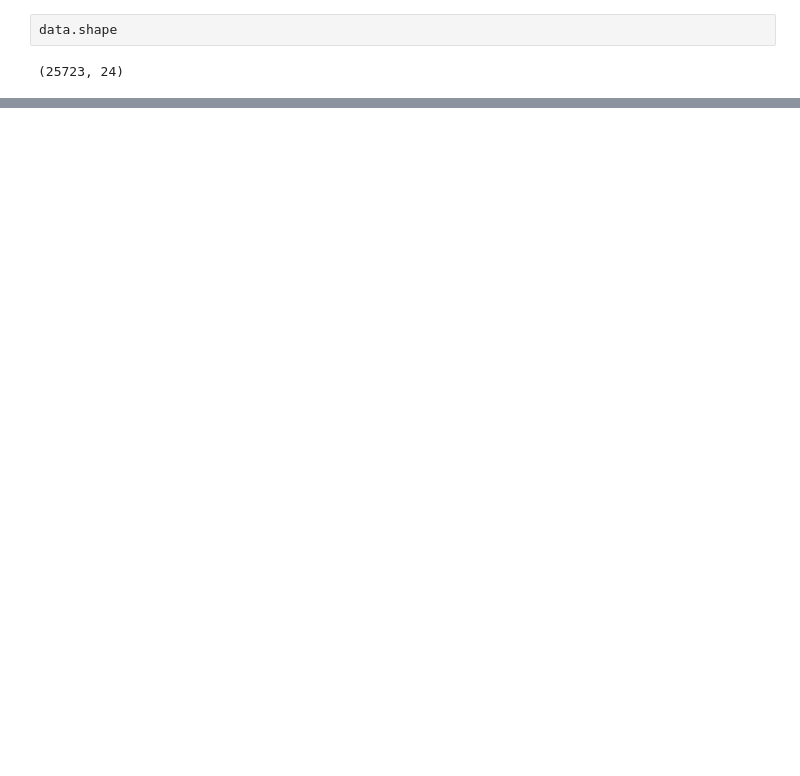
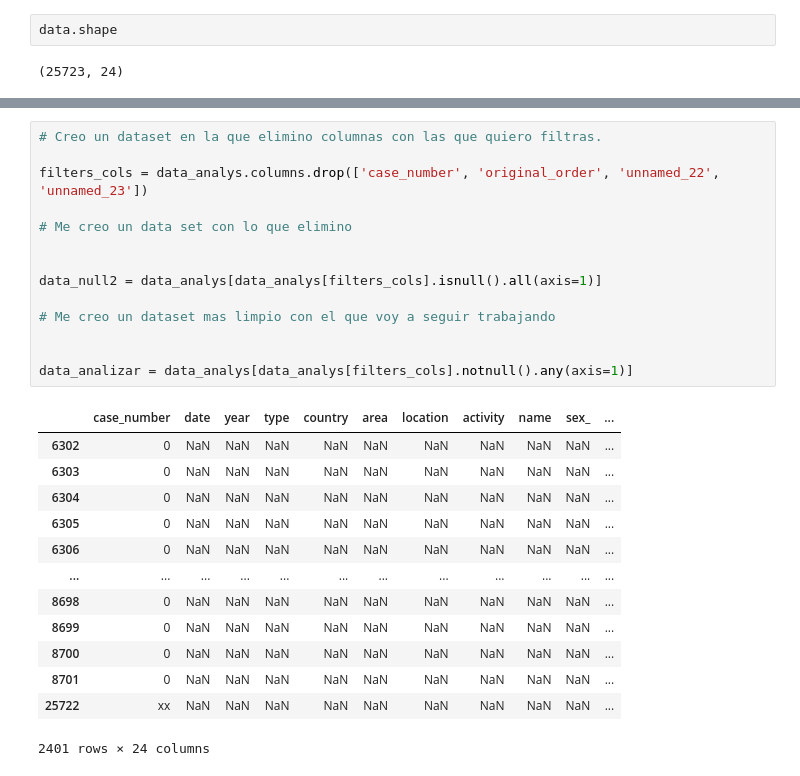
Before and after one commit to Arturo-Rodriguez-Moreno/2_proyecto_limpieza_sharks, a Jupyter notebook: notebook/proyecto_shark_limpieza.ipynb, the cells around one changed output, grey strips where cells are left out. Drawn from its saved outputs; the diff is of its cells as text; blank space fills up the shorter version.

```diff
--- a/notebook/proyecto_shark_limpieza.ipynb
+++ b/notebook/proyecto_shark_limpieza.ipynb
@@ -133,0 +171,28 @@ data_analys.head()
+# %%
+# Creo un dataset en la que elimino columnas con las que quiero filtras.
+
+filters_cols = data_analys.columns.drop(['case_number', 'original_order', 'unnamed_22', 'unnamed_23'])
+
+# Me creo un data set con lo que elimino
+
+
+data_null2 = data_analys[data_analys[filters_cols].isnull().all(axis=1)]
+
+# Me creo un dataset mas limpio con el que voy a seguir trabajando
+
+
+data_analizar = data_analys[data_analys[filters_cols].notnull().any(axis=1)]
+# %% [output]
+|  | case_number | date | year | type | country | area | location | activity | name | sex_ | ... |
+| 6302 | 0 | NaN | NaN | NaN | NaN | NaN | NaN | NaN | NaN | NaN | ... |
+| 6303 | 0 | NaN | NaN | NaN | NaN | NaN | NaN | NaN | NaN | NaN | ... |
+| 6304 | 0 | NaN | NaN | NaN | NaN | NaN | NaN | NaN | NaN | NaN | ... |
+| 6305 | 0 | NaN | NaN | NaN | NaN | NaN | NaN | NaN | NaN | NaN | ... |
+| 6306 | 0 | NaN | NaN | NaN | NaN | NaN | NaN | NaN | NaN | NaN | ... |
+| ... | ... | ... | ... | ... | ... | ... | ... | ... | ... | ... | ... |
+| 8698 | 0 | NaN | NaN | NaN | NaN | NaN | NaN | NaN | NaN | NaN | ... |
+| 8699 | 0 | NaN | NaN | NaN | NaN | NaN | NaN | NaN | NaN | NaN | ... |
+| 8700 | 0 | NaN | NaN | NaN | NaN | NaN | NaN | NaN | NaN | NaN | ... |
+| 8701 | 0 | NaN | NaN | NaN | NaN | NaN | NaN | NaN | NaN | NaN | ... |
+| 25722 | xx | NaN | NaN | NaN | NaN | NaN | NaN | NaN | NaN | NaN | ... |
+2401 rows × 24 columns
```
Also changed, not shown: parts of 31 cells of this notebook.
